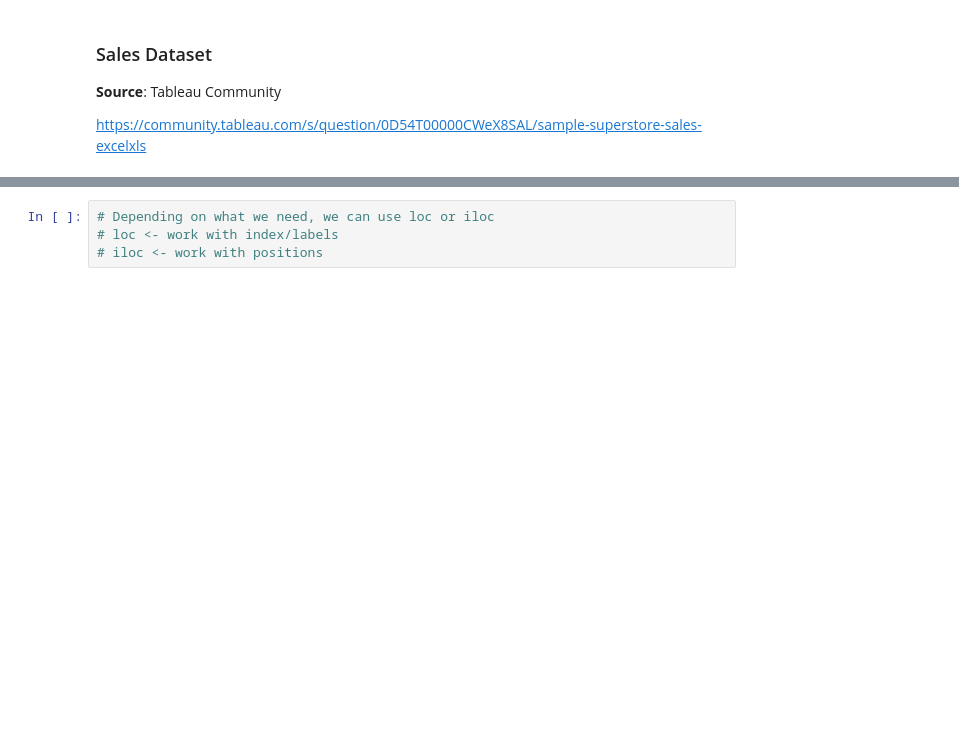
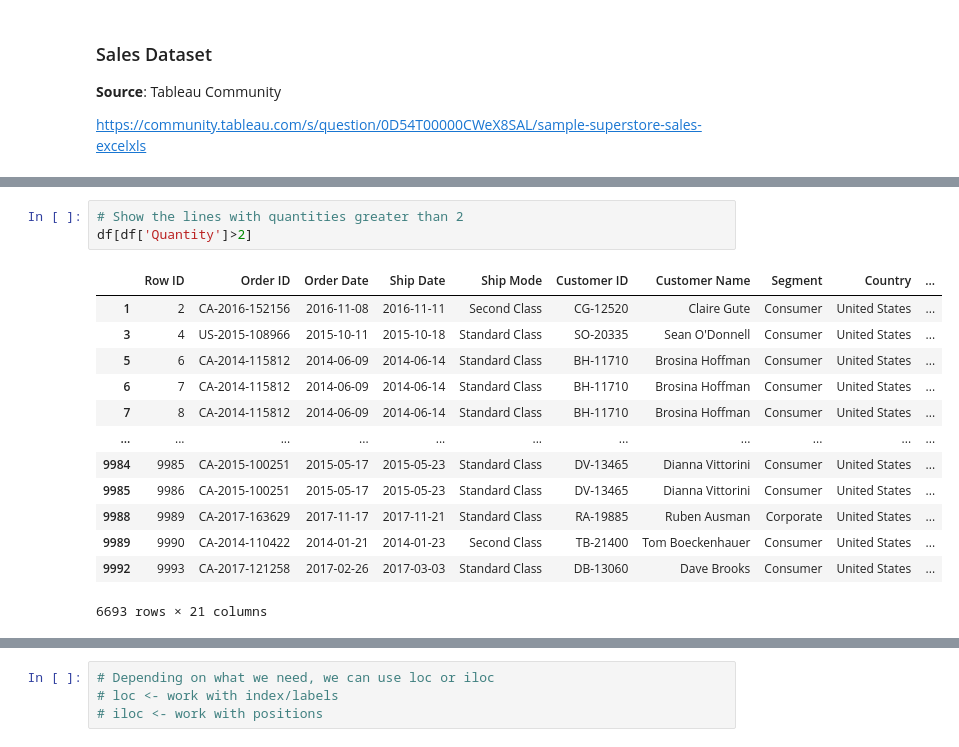
Before and after one commit to mateorzan/sistemas-bigdata-2024, a Jupyter notebook: data_sources/04_read_xls-exercise-4.ipynb, the cells around one changed output, grey strips where cells are left out. Drawn from its saved outputs; the diff is of its cells as text; blank space fills up the shorter version.

```diff
--- a/data_sources/04_read_xls-exercise-4.ipynb
+++ b/data_sources/04_read_xls-exercise-4.ipynb
@@ -180,0 +260,17 @@ df['Region']
+# %%
+# Show the lines with quantities greater than 2
+df[df['Quantity']>2]
+# %% [output]
+|  | Row ID | Order ID | Order Date | Ship Date | Ship Mode | Customer ID | Customer Name | Segment | Country | ... |
+| 1 | 2 | CA-2016-152156 | 2016-11-08 | 2016-11-11 | Second Class | CG-12520 | Claire Gute | Consumer | United States | ... |
+| 3 | 4 | US-2015-108966 | 2015-10-11 | 2015-10-18 | Standard Class | SO-20335 | Sean O'Donnell | Consumer | United States | ... |
+| 5 | 6 | CA-2014-115812 | 2014-06-09 | 2014-06-14 | Standard Class | BH-11710 | Brosina Hoffman | Consumer | United States | ... |
+| 6 | 7 | CA-2014-115812 | 2014-06-09 | 2014-06-14 | Standard Class | BH-11710 | Brosina Hoffman | Consumer | United States | ... |
+| 7 | 8 | CA-2014-115812 | 2014-06-09 | 2014-06-14 | Standard Class | BH-11710 | Brosina Hoffman | Consumer | United States | ... |
+| ... | ... | ... | ... | ... | ... | ... | ... | ... | ... | ... |
+| 9984 | 9985 | CA-2015-100251 | 2015-05-17 | 2015-05-23 | Standard Class | DV-13465 | Dianna Vittorini | Consumer | United States | ... |
+| 9985 | 9986 | CA-2015-100251 | 2015-05-17 | 2015-05-23 | Standard Class | DV-13465 | Dianna Vittorini | Consumer | United States | ... |
+| 9988 | 9989 | CA-2017-163629 | 2017-11-17 | 2017-11-21 | Standard Class | RA-19885 | Ruben Ausman | Corporate | United States | ... |
+| 9989 | 9990 | CA-2014-110422 | 2014-01-21 | 2014-01-23 | Second Class | TB-21400 | Tom Boeckenhauer | Consumer | United States | ... |
+| 9992 | 9993 | CA-2017-121258 | 2017-02-26 | 2017-03-03 | Standard Class | DB-13060 | Dave Brooks | Consumer | United States | ... |
+6693 rows × 21 columns
```
Also changed, not shown: parts of 58 cells of this notebook.
